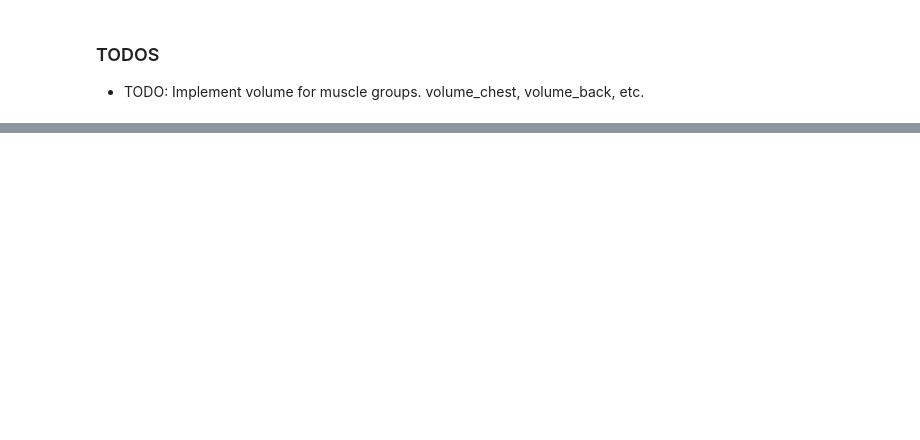
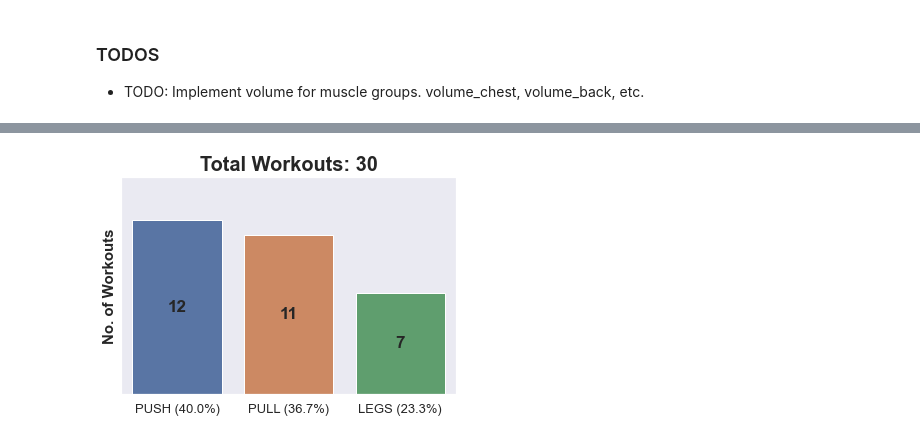
Before and after one commit to johngeorgousis/workout-analysis, a Jupyter notebook: workout.ipynb, the cells around one changed output, grey strips where cells are left out. Drawn from its saved outputs; the diff is of its cells as text; code cells hidden in the pictures; blank space fills up the shorter version.

```diff
--- a/workout.ipynb
+++ b/workout.ipynb
@@ -13,38 +18,126 @@ df = pd.read_csv('workout.csv')
 # %%
-'''
-DESCRIPTIVE STATS DESCRIPTIVE STATS DESCRIPTIVE STATS DESCRIPTIVE STATS DESCRIPTIVE STATS DESCRIPTIVE STATS DESCRIPTIVE STATS DESCRIPTIVE STATS
-DESCRIPTIVE STATS DESCRIPTIVE STATS DESCRIPTIVE STATS DESCRIPTIVE STATS DESCRIPTIVE STATS DESCRIPTIVE STATS DESCRIPTIVE STATS DESCRIPTIVE STATS
-'''
+'''DESCRIPTIVE STATISTICS'''
 
-# Number of Workouts
-no_of_workouts = df['Workout Start'].unique().shape[0]
+no_of_workouts = df.groupby(['Workout Start']).sum().shape[0]
+
+
+
+figsize=(12,4)
+legendsize=10
+title_size=20
+bar_label_size=17
+
+# TODO: Display percentages also?
+no_of_workouts_per_category = df.copy()
+no_of_workouts_per_category = no_of_workouts_per_category.groupby(['Workout Start', 'Name']).count()
+no_of_workouts_per_category.reset_index(inplace=True)
+
+# Keep the first word of the string only (e.g. a value "PULL - Better Gym Bath" which I use to note when I change gyms will become PULL and be aggregated with the rest of the PULL's)
+no_of_workouts_per_category['Name'] = no_of_workouts_per_category['Name'].str.split().str.get(0)
+
+# prepare input for barplot function
+no_of_workouts_per_category = no_of_workouts_per_category['Name'].value_counts()
+no_of_workouts_per_category = pd.DataFrame(no_of_workouts_per_category).transpose()
+
+# extract percentages
+percent_push = float(round(no_of_workouts_per_category['PUSH'] / no_of_workouts_per_category.sum().sum() * 100, 1))
+percent_pull = float(round(no_of_workouts_per_category['PULL'] / no_of_workouts_per_category.sum().sum() * 100, 1))
+percent_legs = float(round(no_of_workouts_per_category['LEGS'] / no_of_workouts_per_category.sum().sum() * 100, 1))
+no_of_workouts_per_category.rename(columns={'PUSH': f'PUSH ({percent_push}%)', 'PULL': f'PULL ({percent_pull}%)', 'LEGS': f'LEGS ({percent_legs}%)'}, inplace=True)
+
+# Plot
+ax = sns.barplot(data=no_of_workouts_per_category)
+plt.ylabel('No. of Workouts', size=15, fontweight='bold')
+plt.title(f'Total Workouts: {no_of_workouts}', fontweight='bold', size=title_size)
+
+ax.bar_label(ax.containers[0], fontsize=bar_label_size, fontweight='bold', label_type='center') # Show values above bars
+plt.ylim([0, no_of_workouts_per_category.max().max() + 3])     # Expand y axis range for visibility
+ax.xaxis.set_tick_params(labelsize=13)                         # Enlarge x ticks
+ax.get_yaxis().set_ticks([])                                   # Remove y ticks
+plt.show()
+
+
+
+
+
+
+
+
+
+
+
+
 
 # Setup: Workout Duration
 workout_duration = df.copy()
 workout_duration = workout_duration.groupby(['Workout Start', 'Workout End']).sum()
 workout_duration.reset_index(inplace=True)
 workout_duration['Workout Start'] = pd.to_datetime(workout_duration['Workout Start'], errors='coerce')
 workout_duration['Workout End'] = pd.to_datetime(workout_duration['Workout End'], errors='coerce')
 workout_duration['Duration (hrs)'] = (workout_duration['Workout End'] - workout_duration['Workout Start']).dt.total_seconds() / 60
 
 # Total Monthly Workout Duration
 monthly_workout_duration = workout_duration.groupby(workout_duration['Workout Start'].dt.month).sum()
 monthly_workout_duration = monthly_workout_duration.reset_index()
 monthly_workout_duration = monthly_workout_duration.drop(['Weight', 'Reps', 'Kcal', 'Distance'], axis=1)
 monthly_workout_duration['Duration (hrs)'] /= 60
 monthly_workout_duration['Workout Start'] = monthly_workout_duration['Workout Start'].map(
     { 1 : "January",
        2 : "February",
        3 : "March",
        4 : "April",
        5 : "May",
        6 : "June",
        7 : "July",
        8 : "August",
        9 : "September",
        10 : "October",
        11 : "November",
        12 : "December"})
 
+
+# Monthly Workout Duration
+sns.set_theme(style="darkgrid")
+plt.figure(figsize=figsize)
+ax = sns.barplot(x='Workout Start', y='Duration (hrs)', data=monthly_workout_duration, ci=None)
+plt.xlabel('')
+plt.ylabel('Duration (hrs)', fontsize=15)
+plt.title('Total Monthly Workout Duration', fontsize=title_size, fontweight='bold')
+ax.bar_label(ax.containers[0], fontsize=bar_label_size, fmt='%.0f', fontweight='bold', label_type='center') # Show values above bars
+plt.ylim([0, monthly_workout_duration['Duration (hrs)'].max() + 3])     # Expand y axis range for visibility
+ax.xaxis.set_tick_params(labelsize=17)                         # Enlarge x ticks
+ax.yaxis.set_tick_params(labelsize=13)                         # Enlarge x ticks
+plt.show()
+# Display exact CGPs
+monthly_workout_duration['CGPs'] = monthly_workout_duration['Duration (hrs)'] * 2
+
+
+
+
+
+
+
+
+
+
+
+
+
+
+
 # Average Workout Duration
 average_workout_duration = workout_duration['Duration (hrs)'].mean()
+
+
+
+from texttable import Texttable
+t = Texttable()
+t.add_rows([['Stats (since June 2022)', 'Value'],
+            ['Total Workouts', no_of_workouts],
+            ['Average Workout Time (mins)', str(int(average_workout_duration)) + ' mins'],
+            ['0', 0],
+            ['0', 0],
+           ])
+print(t.draw())
+# %% [output]
+[figure, added]
```
Also changed, not shown: parts of 15 cells of this notebook.
